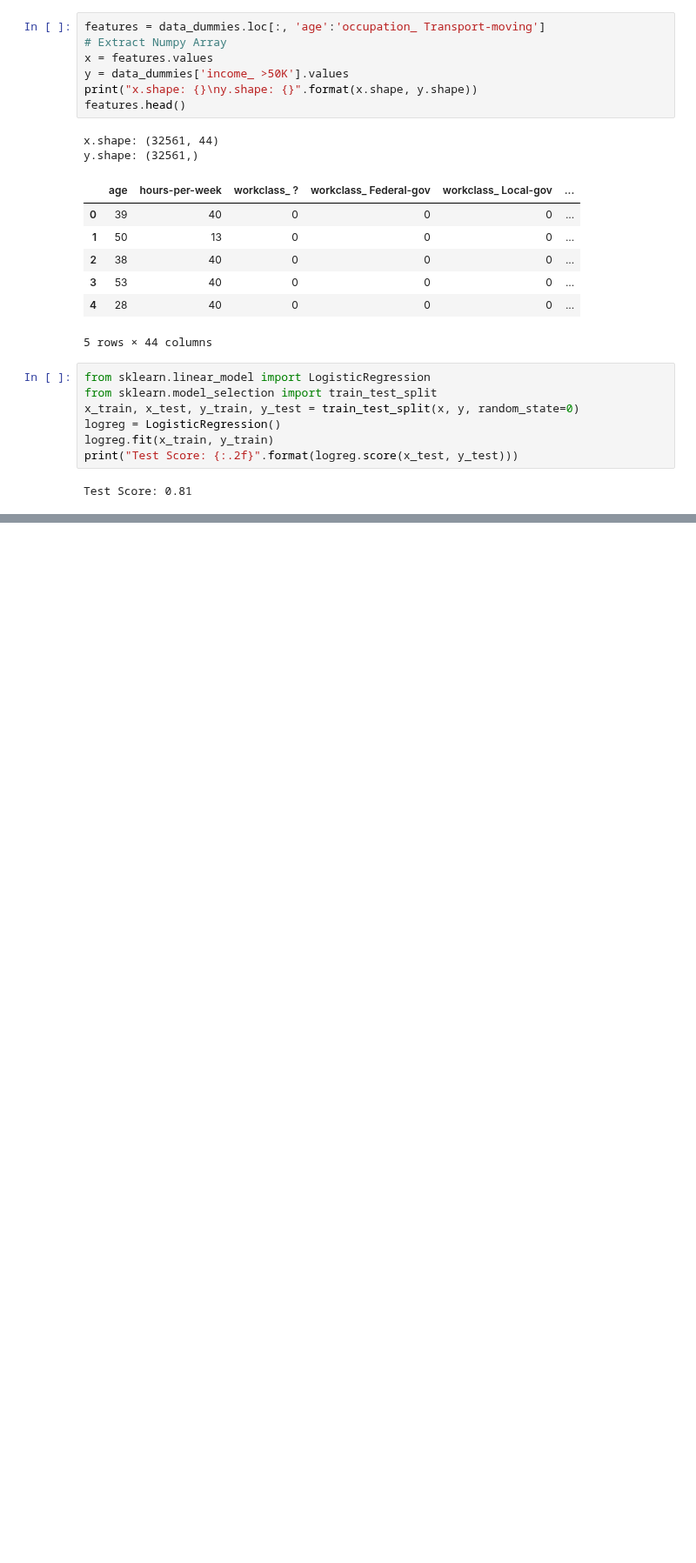
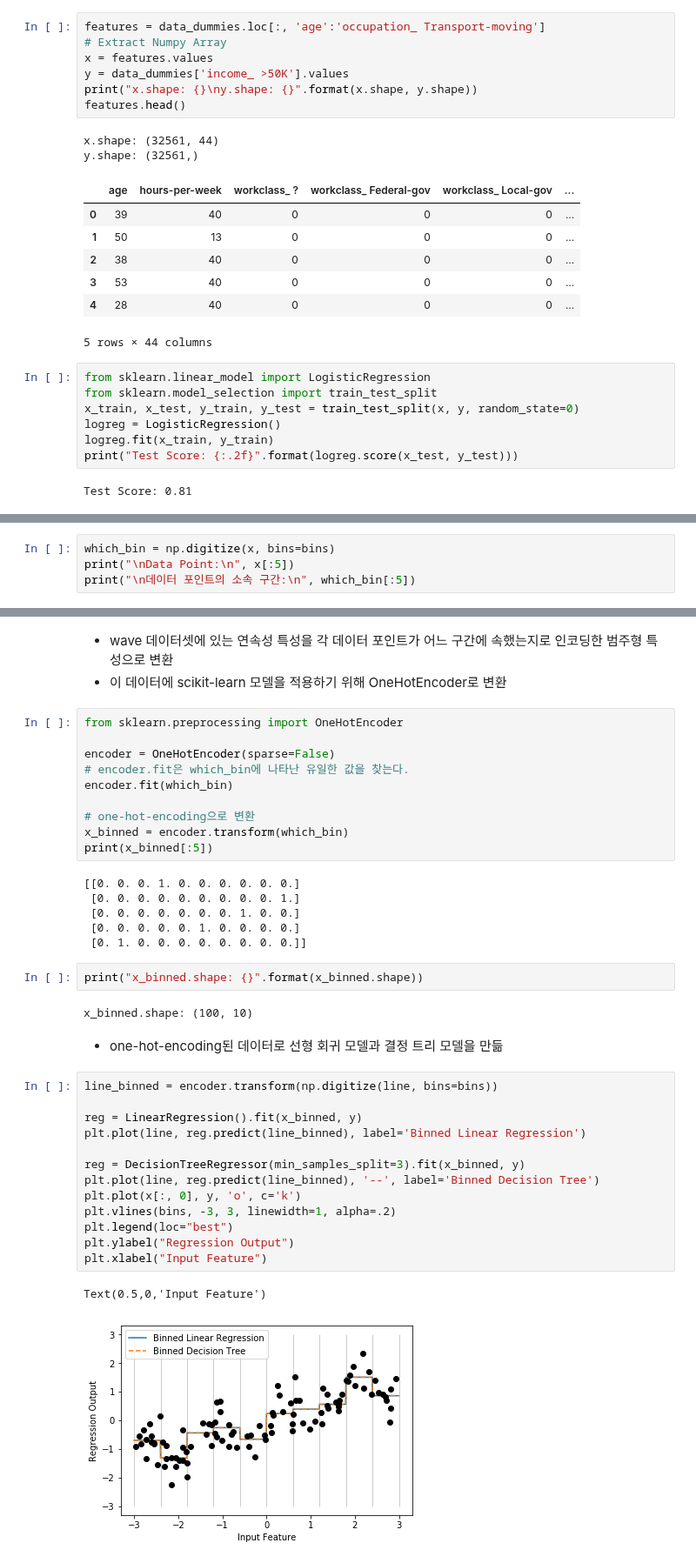
Before and after one commit to JMmmmuu/ML, a Jupyter notebook: IntroToMLwithPython/4_RepresentingData_n_EngineeringFeatures.ipynb, the cells around one changed output, grey strips where cells are left out. Shown at 87% size. Saved outputs shown, nothing was run; the diff lists cells and outputs as text; blank space fills up the shorter version.

```diff
--- a/IntroToMLwithPython/4_RepresentingData_n_EngineeringFeatures.ipynb
+++ b/IntroToMLwithPython/4_RepresentingData_n_EngineeringFeatures.ipynb
@@ -141,0 +204,4 @@ Test Score: 0.81
+# %%
+which_bin = np.digitize(x, bins=bins)
+print("\nData Point:\n", x[:5])
+print("\n데이터 포인트의 소속 구간:\n", which_bin[:5])
@@ -141,0 +222,41 @@ Test Score: 0.81
+# %% [markdown]
+* wave 데이터셋에 있는 연속성 특성을 각 데이터 포인트가 어느 구간에 속했는지로 인코딩한 범주형 특성으로 변환
+* 이 데이터에 scikit-learn 모델을 적용하기 위해 OneHotEncoder로 변환
+# %%
+from sklearn.preprocessing import OneHotEncoder
+
+encoder = OneHotEncoder(sparse=False)
+# encoder.fit은 which_bin에 나타난 유일한 값을 찾는다.
+encoder.fit(which_bin)
+
+# one-hot-encoding으로 변환
+x_binned = encoder.transform(which_bin)
+print(x_binned[:5])
+# %% [output]
+[[0. 0. 0. 1. 0. 0. 0. 0. 0. 0.]
+ [0. 0. 0. 0. 0. 0. 0. 0. 0. 1.]
+ [0. 0. 0. 0. 0. 0. 0. 1. 0. 0.]
+ [0. 0. 0. 0. 0. 1. 0. 0. 0. 0.]
+ [0. 1. 0. 0. 0. 0. 0. 0. 0. 0.]]
+# %%
+print("x_binned.shape: {}".format(x_binned.shape))
+# %% [output]
+x_binned.shape: (100, 10)
+# %% [markdown]
+* one-hot-encoding된 데이터로 선형 회귀 모델과 결정 트리 모델을 만듦
+# %%
+line_binned = encoder.transform(np.digitize(line, bins=bins))
+
+reg = LinearRegression().fit(x_binned, y)
+plt.plot(line, reg.predict(line_binned), label='Binned Linear Regression')
+
+reg = DecisionTreeRegressor(min_samples_split=3).fit(x_binned, y)
+plt.plot(line, reg.predict(line_binned), '--', label='Binned Decision Tree')
+plt.plot(x[:, 0], y, 'o', c='k')
+plt.vlines(bins, -3, 3, linewidth=1, alpha=.2)
+plt.legend(loc="best")
+plt.ylabel("Regression Output")
+plt.xlabel("Input Feature")
+# %% [output]
+Text(0.5,0,'Input Feature')
+[figure, added]
```
Also changed, not shown: parts of 11 cells of this notebook.
